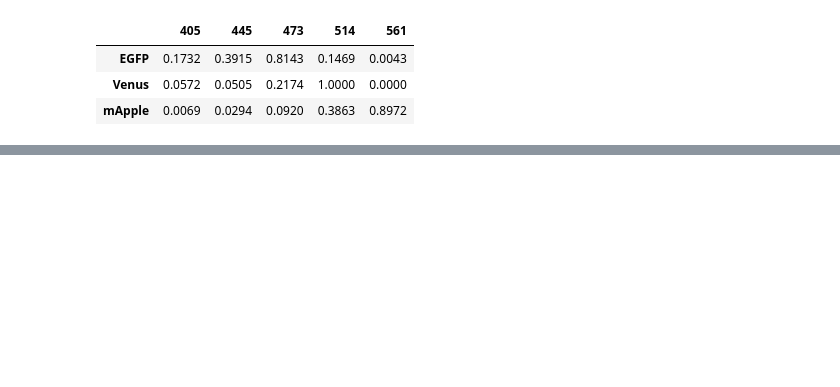
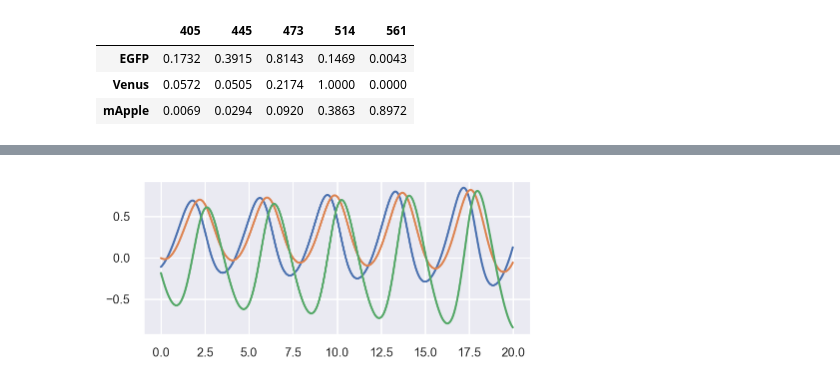
Before and after one commit to AllenInstitute/sourcesep, a Jupyter notebook: notebooks/03_compose_data.ipynb, the cells around one changed output, grey strips where cells are left out. Cells and saved outputs as stored; diff of their text form; code cells hidden in the pictures; blank space fills up the shorter version.

```diff
--- a/notebooks/03_compose_data.ipynb
+++ b/notebooks/03_compose_data.ipynb
@@ -82,9 +82,10 @@ sim.W_df
 | mApple | 0.0069 | 0.0294 | 0.0920 | 0.3863 | 0.8972 |
 # %%
 # example activity trace
-with timebudget('sample generation'):
-    A = sim.gen_A()
+with timebudget('activity generation'):
+    A = sim.gen_A_slow()
 
 plt.subplots(figsize=(5,2))
 plt.plot(sim.T_arr, A)
 plt.show()
+# %% [output]
@@ -91,3 +93,4 @@ plt.show()
+[figure, added]
 # %%
 # sample generation time cost
 for i in range(10):
```
Also changed, not shown: parts of 12 cells of this notebook, 5 other files.
